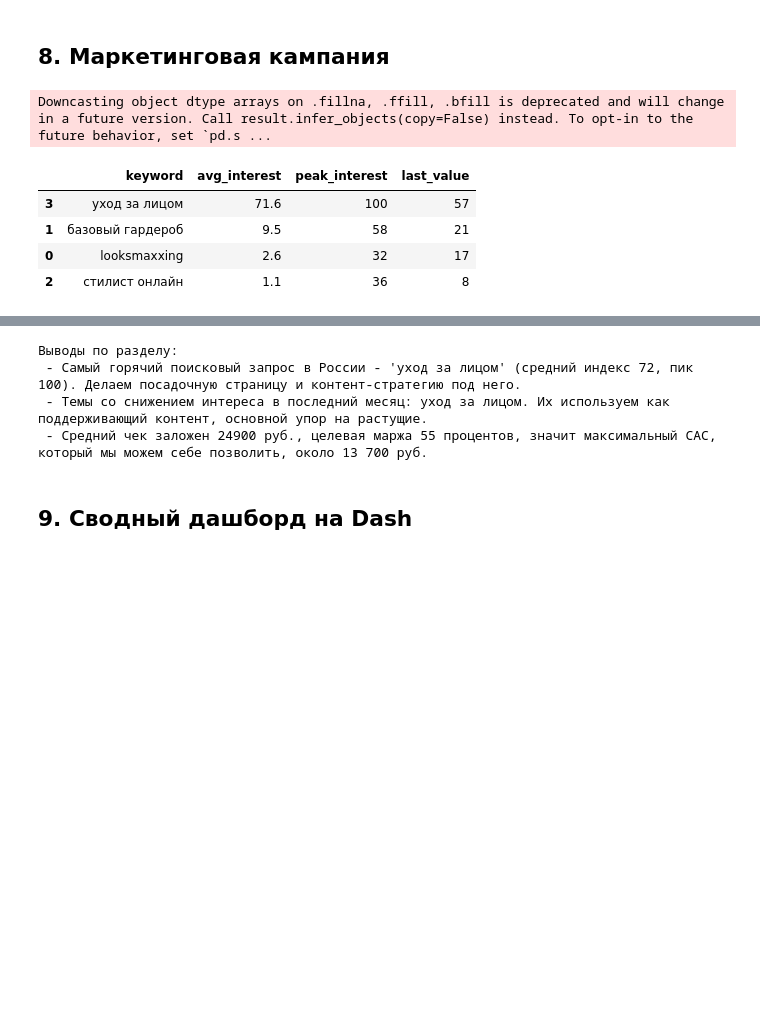
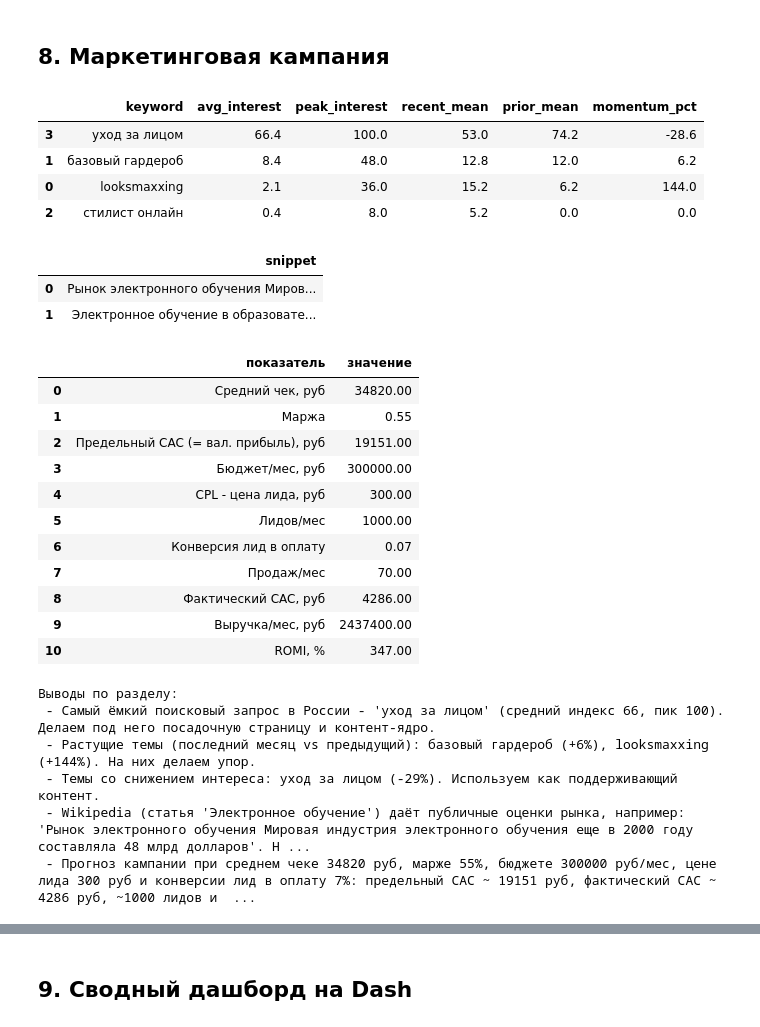
Before and after one commit to wagmiky/Chad-Consulting, a Jupyter notebook: glow_up_research_Senya.ipynb, the cells around one changed output, grey strips where cells are left out. Drawn from its saved outputs; the diff is of its cells as text; code cells hidden in the pictures; blank space fills up the shorter version.

```diff
--- a/glow_up_research_Senya.ipynb
+++ b/glow_up_research_Senya.ipynb
@@ -212,20 +181,20 @@ class WikipediaCompanyParser:
         "сайт": "website",
     }
 
-    def __init__(self, name: str) -> None:
+    def __init__(self, name):
         self.name = name
 
-    def _norm_text(self, value: str) -> str:
+    def _norm_text(self, value):
         value = re.sub(r"\[\d+\]", "", value)
         return " ".join(value.split())
 
-    def parse(self) -> Dict[str, Any]:
+    def parse(self):
         url = self.BASE + self.name
         response = requests.get(url, headers=self.HEADERS, timeout=20)
         response.raise_for_status()
         soup = BeautifulSoup(response.text, "html.parser")
 
-        result: Dict[str, Any] = {"name": self.name.replace("_", " "), "wiki_url": url}
+        result = {"name": self.name.replace("_", " "), "wiki_url": url}
         infobox = soup.select_one("table.infobox")
         if not infobox:
             return result
@@ -247,7 +216,7 @@ class WikipediaCompanyParser:
         return result
 
 
-def parse_wikipedia_companies(names: List[str]) -> pd.DataFrame:
+def parse_wikipedia_companies(names):
     rows = []
     for slug in names:
         try:
@@ -259,14 +228,14 @@ def parse_wikipedia_companies(names: List[str]) -> pd.DataFrame:
     return pd.DataFrame(rows)
 
 
-def extract_year(value: Any) -> Optional[int]:
+def extract_year(value):
     if not isinstance(value, str):
         return None
     match = re.search(r"(19|20)\d{2}", value)
     return int(match.group()) if match else None
 
 
-def extract_headcount(value: Any) -> Optional[int]:
+def extract_headcount(value):
     if not isinstance(value, str):
         return None
     digits = re.sub(r"[^\d]", "", value.split("(")[0])
@@ -822,24 +786,28 @@ class GoogleTrendsFetcher:
 # %%
 class EdTechMarketParser:
-    URL = "https://ru.wikipedia.org/wiki/Образовательные_технологии"
+    # оценки объёма рынка берём из статьи Wikipedia «Электронное обучение»
+    URL = "https://ru.wikipedia.org/wiki/Электронное_обучение"
     HEADERS = {"User-Agent": "GlowUpResearch/1.0 (course project)"}
 
-    def fetch_text(self) -> str:
+    def fetch_text(self):
         response = requests.get(self.URL, headers=self.HEADERS, timeout=20)
         response.raise_for_status()
         soup = BeautifulSoup(response.text, "html.parser")
         article = soup.select_one("div.mw-parser-output")
         return article.get_text(" ", strip=True) if article else ""
 
-    def extract_market_facts(self, text: str) -> pd.DataFrame:
+    def extract_market_facts(self, text):
         pattern = re.compile(
-            r"([^.\n]*?(\d{1,3}(?:[\s\u00a0]\d{3})*|\d+[\.,]?\d*)\s*(млрд|миллиардов|млн|миллионов|трлн)[^.\n]*)",
+            r"([^.\n]*?(\d{1,3}(?:[\s ]\d{3})*|\d+[\.,]?\d*)\s*(млрд|миллиардов|млн|миллионов|трлн)[^.\n]*)",
             re.IGNORECASE,
         )
+        keywords = ["рынок", "edtech", "обучен", "образован", "оборот", "индустри", "выручк", "долл"]
         rows = []
         for match in pattern.finditer(text):
-            sentence = re.sub(r"\s+", " ", match.group(1)).strip()
-            if any(k in sentence.lower() for k in ["рынок", "edtech", "образования", "образования.", "оборот"]):
+            sentence = re.sub(r"\[\s*править[^\]]*\]", "", match.group(1))  # «[ править | править код ]»
+            sentence = re.sub(r"\[\s*\d+\s*\]", "", sentence)              # сноски [ 6 ]
+            sentence = re.sub(r"\s+", " ", sentence).strip()
+            if any(k in sentence.lower() for k in keywords):
                 rows.append({"snippet": sentence[:240]})
             if len(rows) >= 8:
                 break
@@ -930,20 +946,42 @@ class MarketingResearch(ResearchModule):
 # %%
 marketing_result = MarketingResearch().run()
 if "trends_summary" in marketing_result.tables:
     display(marketing_result.tables["trends_summary"].round(1))
 if "market_facts" in marketing_result.tables:
     display(marketing_result.tables["market_facts"])
+if "kpi" in marketing_result.tables:
+    display(marketing_result.tables["kpi"])
 
 for figure in marketing_result.figures.values():
     figure.show()
 
 print("Выводы по разделу:")
 for item in marketing_result.findings:
     print(" -", item)
 # %% [output]
+|  | keyword | avg_interest | peak_interest | recent_mean | prior_mean | momentum_pct |
+| 3 | уход за лицом | 66.4 | 100.0 | 53.0 | 74.2 | -28.6 |
+| 1 | базовый гардероб | 8.4 | 48.0 | 12.8 | 12.0 | 6.2 |
+| 0 | looksmaxxing | 2.1 | 36.0 | 15.2 | 6.2 | 144.0 |
+| 2 | стилист онлайн | 0.4 | 8.0 | 5.2 | 0.0 | 0.0 |
+|  | snippet |
+| 0 | Рынок электронного обучения Миров... |
+| 1 | Электронное обучение в образовате... |
+|  | показатель | значение |
+| 0 | Средний чек, руб | 34820.00 |
+| 1 | Маржа | 0.55 |
+| 2 | Предельный CAC (= вал. прибыль), руб | 19151.00 |
+| 3 | Бюджет/мес, руб | 300000.00 |
+| 4 | CPL - цена лида, руб | 300.00 |
+| 5 | Лидов/мес | 1000.00 |
+| 6 | Конверсия лид в оплату | 0.07 |
+| 7 | Продаж/мес | 70.00 |
+| 8 | Фактический CAC, руб | 4286.00 |
+| 9 | Выручка/мес, руб | 2437400.00 |
+| 10 | ROMI, % | 347.00 |
-Downcasting object dtype arrays on .fillna, .ffill, .bfill is deprecated and will change in a future version. Call result.infer_objects(copy=False) instead. To opt-in to the future behavior, set `pd.s ...
+Выводы по разделу:
+ - Самый ёмкий поисковый запрос в России - 'уход за лицом' (средний индекс 66, пик 100). Делаем под него посадочную страницу и контент-ядро.
+ - Растущие темы (последний месяц vs предыдущий): базовый гардероб (+6%), looksmaxxing (+144%). На них делаем упор.
+ - Темы со снижением интереса: уход за лицом (-29%). Используем как поддерживающий контент.
+ - Wikipedia (статья 'Электронное обучение') даёт публичные оценки рынка, например: 'Рынок электронного обучения Мировая индустрия электронного обучения еще в 2000 году составляла 48 млрд долларов'. Н ...
+ - Прогноз кампании при среднем чеке 34820 руб, марже 55%, бюджете 300000 руб/мес, цене лида 300 руб и конверсии лид в оплату 7%: предельный CAC ~ 19151 руб, фактический CAC ~ 4286 руб, ~1000 лидов и  ...
-|  | keyword | avg_interest | peak_interest | last_value |
-| 3 | уход за лицом | 71.6 | 100 | 57 |
-| 1 | базовый гардероб | 9.5 | 58 | 21 |
-| 0 | looksmaxxing | 2.6 | 32 | 17 |
-| 2 | стилист онлайн | 1.1 | 36 | 8 |
@@ -952,7 +988,3 @@ Downcasting object dtype arrays on .fillna, .ffill, .bfill is deprecated and wil
-Выводы по разделу:
- - Самый горячий поисковый запрос в России - 'уход за лицом' (средний индекс 72, пик 100). Делаем посадочную страницу и контент-стратегию под него.
- - Темы со снижением интереса в последний месяц: уход за лицом. Их используем как поддерживающий контент, основной упор на растущие.
- - Средний чек заложен 24900 руб., целевая маржа 55 процентов, значит максимальный CAC, который мы можем себе позволить, около 13 700 руб.
 # %% [markdown]
 ## 9. Сводный дашборд на Dash
 # %%
```
Also changed, not shown: parts of 25 cells of this notebook.
